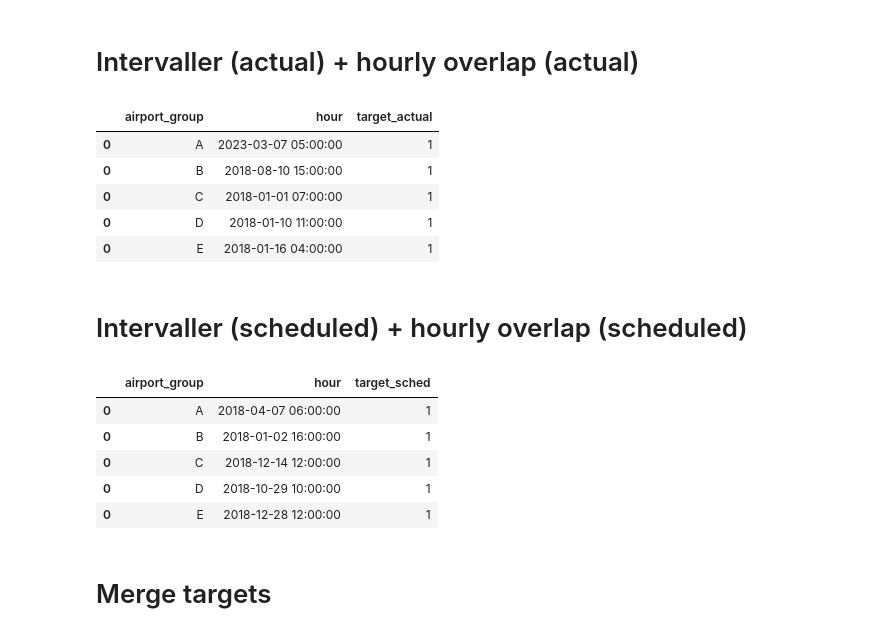
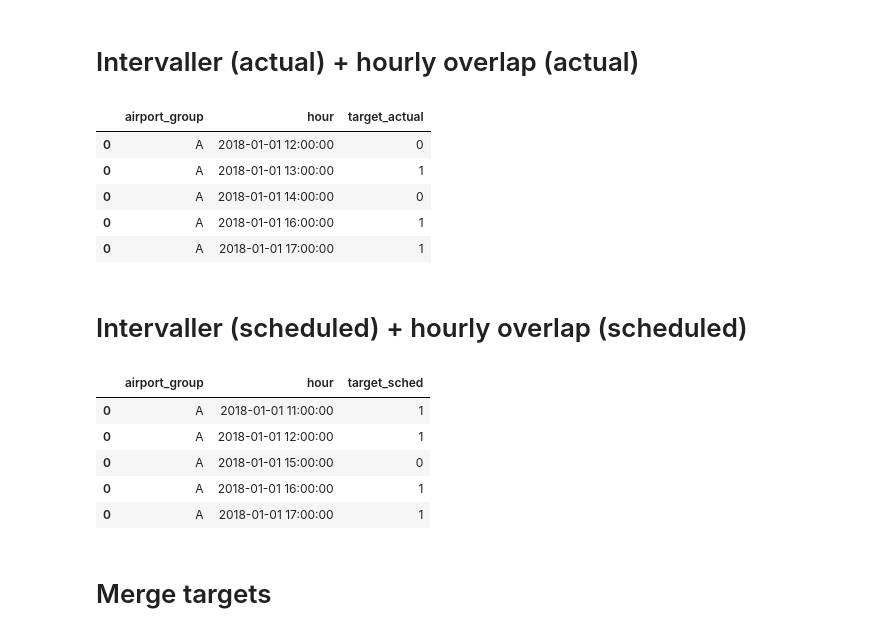
Before and after one commit to JakobBerg-Projects/avinor-ai, a Jupyter notebook: src/preprocessing.ipynb, the cells around one changed output. Cells and saved outputs as stored; diff of their text form; code cells hidden in the pictures.

```diff
--- a/src/preprocessing.ipynb
+++ b/src/preprocessing.ipynb
@@ -67,23 +67,21 @@ def expand_to_hours(intervals: pd.DataFrame) -> pd.DataFrame:
             rows.append({**row, "hour": h})
     return pd.DataFrame(rows)
 
-def hourly_overlap(df: pd.DataFrame) -> pd.DataFrame:
-    """Beregn om det finnes overlapp innenfor hver airport_group × time."""
-    results = []
-    for (airport, hour), group in df.groupby(["airport_group", "hour"]):
-        events = []
-        for _, row in group.iterrows():
-            events.append((row["start"], +1))
-            events.append((row["end"], -1))
-            events.sort()
-            active, overlap = 0, 0
-            for _, change in events:
-                active += change
-                if active > 1:
-                    overlap = 1
-                    break
-            results.append({ "airport_group": airport, "hour": hour, "target": overlap })
-    return pd.DataFrame(results)
+def hourly_overlap_group(group: pd.DataFrame) -> pd.DataFrame:
+    hour = group["hour"].iloc[0]
+    airport = group["airport_group"].iloc[0]
+    events = []
+    for _, row in group.iterrows():
+        events.append((row["start"], +1))
+        events.append((row["end"], -1))
+    events.sort()
+    active, overlap = 0, 0
+    for _, change in events:
+        active += change
+        if active > 1:
+            overlap = 1
+            break
+    return pd.DataFrame([{"airport_group": airport, "hour": hour, "target": overlap}])
 
 def make_hourly_features(intervals_actual: pd.DataFrame) -> pd.DataFrame:
     intervals_actual = intervals_actual.copy()
@@ -180,24 +178,24 @@ df
 # %%
 intervals_actual = make_intervals(df, actual=True)
 
 intervals_actual_expanded = expand_to_hours(intervals_actual)
 intervals_actual_expanded.head()
 
 hourly_actual = (
     intervals_actual_expanded
     .groupby(["airport_group", "hour"], group_keys=False)
-    .apply(hourly_overlap)
+    .apply(hourly_overlap_group)
     .rename(columns={"target": "target_actual"})
 )
 
 hourly_actual.head()
 # %% [output]
 |  | airport_group | hour | target_actual |
-| 0 | A | 2023-03-07 05:00:00 | 1 |
-| 0 | B | 2018-08-10 15:00:00 | 1 |
-| 0 | C | 2018-01-01 07:00:00 | 1 |
-| 0 | D | 2018-01-10 11:00:00 | 1 |
-| 0 | E | 2018-01-16 04:00:00 | 1 |
+| 0 | A | 2018-01-01 12:00:00 | 0 |
+| 0 | A | 2018-01-01 13:00:00 | 1 |
+| 0 | A | 2018-01-01 14:00:00 | 0 |
+| 0 | A | 2018-01-01 16:00:00 | 1 |
+| 0 | A | 2018-01-01 17:00:00 | 1 |
 # %% [markdown]
 # Intervaller (scheduled) + hourly overlap (scheduled)
 # %%
@@ -207,17 +205,17 @@ intervals_sched_expanded = expand_to_hours(intervals_sched)
 hourly_sched = (
     intervals_sched_expanded
     .groupby(["airport_group", "hour"], group_keys=False)
-    .apply(hourly_overlap)
+    .apply(hourly_overlap_group)
     .rename(columns={"target": "target_sched"})
 )
 hourly_sched.head()
 # %% [output]
 |  | airport_group | hour | target_sched |
-| 0 | A | 2018-04-07 06:00:00 | 1 |
-| 0 | B | 2018-01-02 16:00:00 | 1 |
-| 0 | C | 2018-12-14 12:00:00 | 1 |
-| 0 | D | 2018-10-29 10:00:00 | 1 |
-| 0 | E | 2018-12-28 12:00:00 | 1 |
+| 0 | A | 2018-01-01 11:00:00 | 1 |
+| 0 | A | 2018-01-01 12:00:00 | 1 |
+| 0 | A | 2018-01-01 15:00:00 | 0 |
+| 0 | A | 2018-01-01 16:00:00 | 1 |
+| 0 | A | 2018-01-01 17:00:00 | 1 |
 # %% [markdown]
 # Merge targets
 # %%
```
Also changed, not shown: parts of 1 cell of this notebook, 3 other files.
